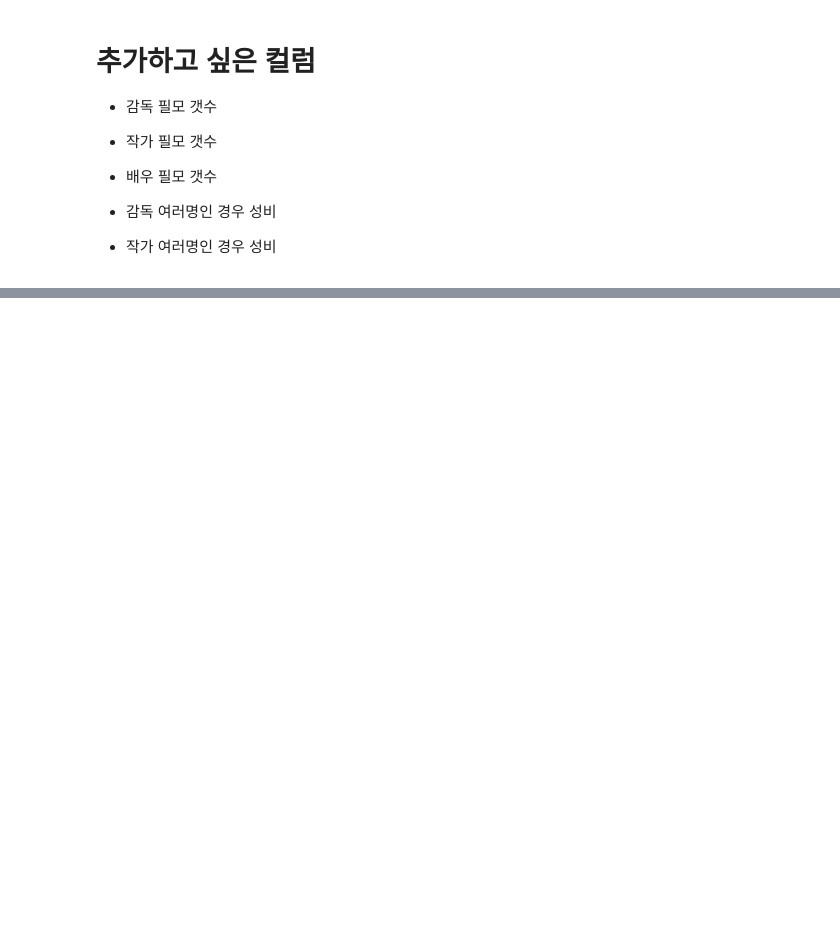
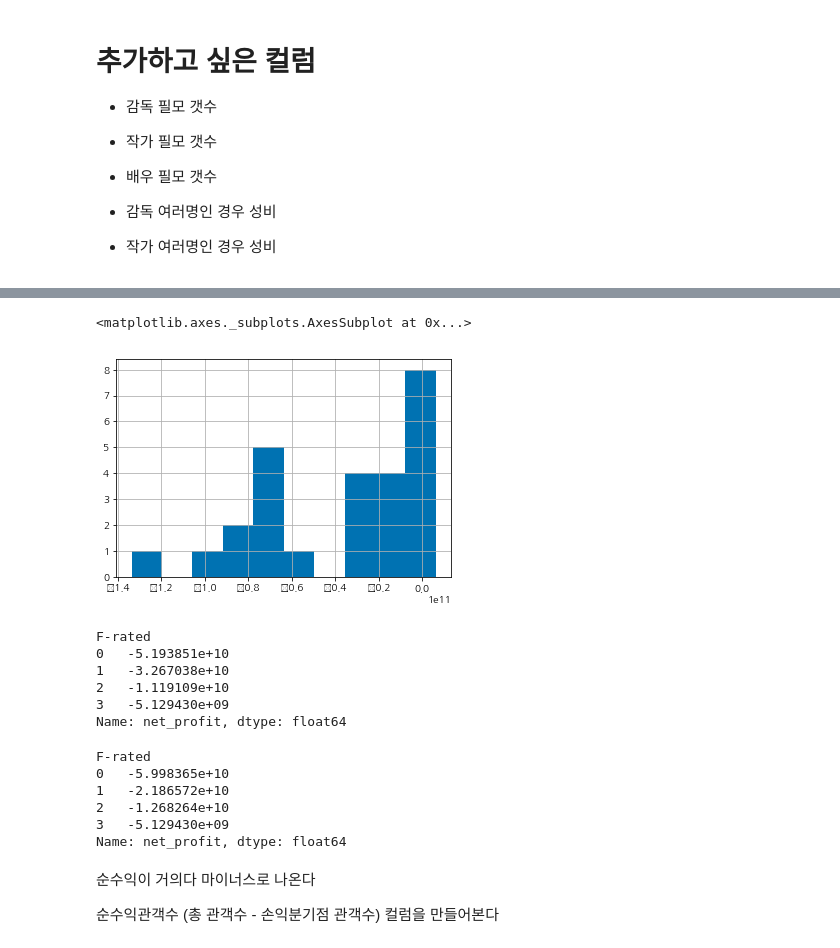
Before and after one commit to kim4pb/Female-led-Korean-Films, a Jupyter notebook: 03.ButterKnife/F-rated_성비_연도별_상영횟수등급.ipynb, the cells around one changed output, grey strips where cells are left out. Cells and saved outputs as stored; diff of their text form; code cells hidden in the pictures; blank space fills up the shorter version.

```diff
--- a/03.ButterKnife/F-rated_성비_연도별_상영횟수등급.ipynb
+++ b/03.ButterKnife/F-rated_성비_연도별_상영횟수등급.ipynb
@@ -913,0 +931,11 @@ Index(['영화명', '영화코드', '개봉일', '대표국적', '국적', '장
+# %%
+f_rated = []
+for i, row in df.iterrows():
+    answer = 0
+    if row['배우성별'] == '여자' : answer += 1
+    if row['작가성별'] == '여자' : answer += 1
+    if row['감독성별'] == '여자' : answer += 1
+
+    f_rated.append(answer)
+df['F-rated'] = f_rated
+df.sample()
@@ -913,0 +947,8 @@ Index(['영화명', '영화코드', '개봉일', '대표국적', '국적', '장
+# %%
+cost = pd.read_csv('../01.Data_Collection/movie_money.csv')
+cost['production_cost'] = cost['money'] * 10**8
+
+df_cost = df.merge(cost, how='left', left_on='영화명', right_on='movieNm' )
+df_cost = df_cost.drop('movieNm', axis=1)
+print(df_cost.shape)
+df_cost.sample()
@@ -913,0 +963,5 @@ Index(['영화명', '영화코드', '개봉일', '대표국적', '국적', '장
+# %%
+# 제작비 데이터 있는 데이터만 따로 뺌
+cost = df_cost[df_cost['production_cost'].notnull()]
+print(cost.shape)
+cost.sample()
@@ -913,0 +1012,4 @@ Index(['영화명', '영화코드', '개봉일', '대표국적', '국적', '장
+# %%
+cost['net_profit'] = cost['production_cost'] - cost['전국매출액']
+
+cost.sample()
@@ -913,0 +1019,27 @@ Index(['영화명', '영화코드', '개봉일', '대표국적', '국적', '장
+# %%
+cost['net_profit'].hist()
+# %% [output]
+<matplotlib.axes._subplots.AxesSubplot at 0x...>
+[figure, added]
+# %%
+cost.groupby('F-rated')['net_profit'].mean()
+# %% [output]
+F-rated
+0   -5.193851e+10
+1   -3.267038e+10
+2   -1.119109e+10
+3   -5.129430e+09
+Name: net_profit, dtype: float64
+# %%
+cost.groupby('F-rated')['net_profit'].median()
+# %% [output]
+F-rated
+0   -5.998365e+10
+1   -2.186572e+10
+2   -1.268264e+10
+3   -5.129430e+09
+Name: net_profit, dtype: float64
+# %% [markdown]
+순수익이 거의다 마이너스로 나온다
+
+순수익관객수 (총 관객수 - 손익분기점 관객수) 컬럼을 만들어본다
```
Also changed, not shown: parts of 81 cells of this notebook.
